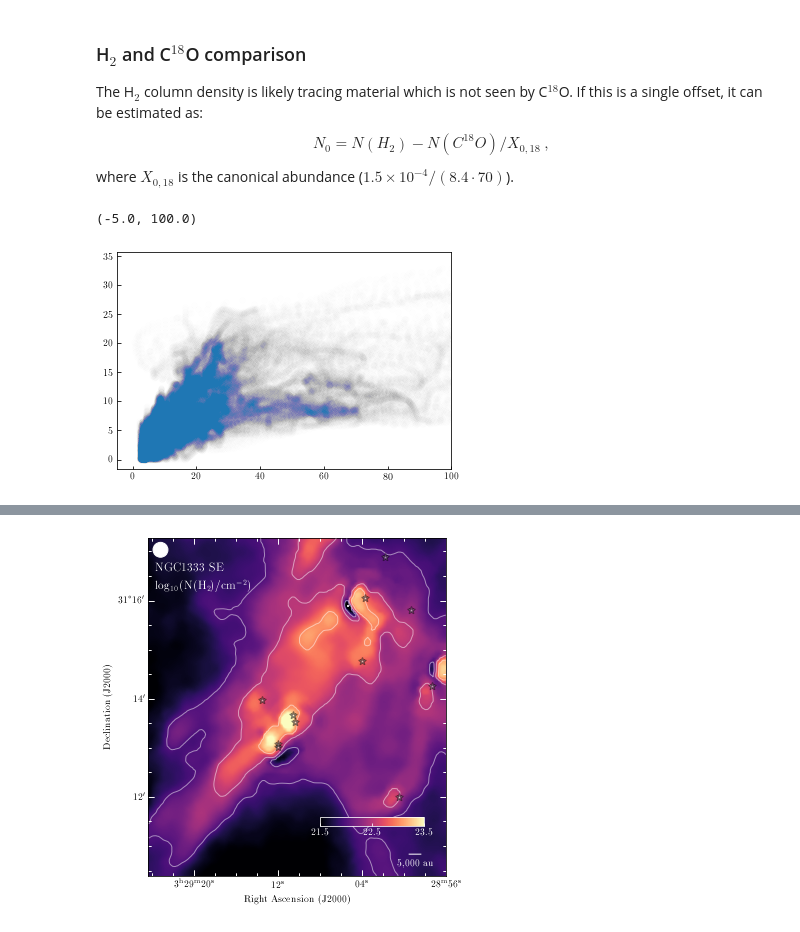
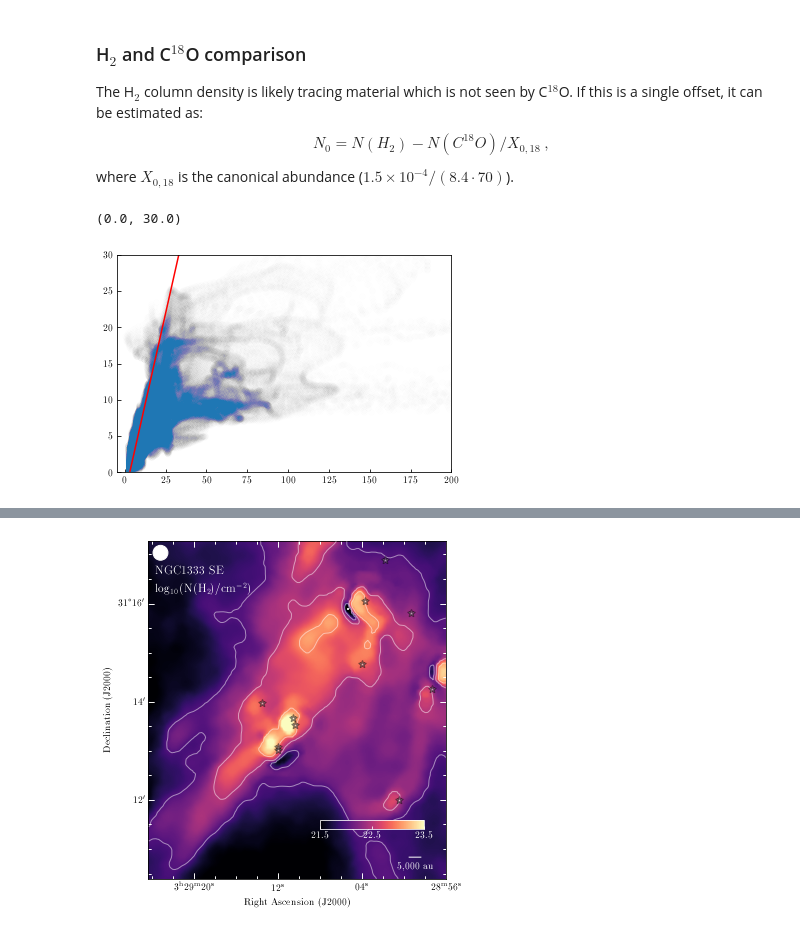
Before and after one commit to jpinedaf/NGC1333_NOEMA_Ions, a Jupyter notebook: NGC1333_Ions_Calculations.ipynb, the cells around one changed output, grey strips where cells are left out. Cells and saved outputs as stored; diff of their text form; code cells hidden in the pictures.

```diff
--- a/NGC1333_Ions_Calculations.ipynb
+++ b/NGC1333_Ions_Calculations.ipynb
@@ -120,10 +123,11 @@ where $X_{0,18}$ is the canonical abundance ($1.5\times 10^{-4} / (8.4\cdot 70)
 # %%
 gd = (N_CO > 0.0)*(N_H2 > 0)
 
 N_CO_H2 = N_CO/X_12CO
-plt.scatter(N_H2[gd]*1e-21, N_CO_H2[gd]*1e-21, alpha=0.005)
-plt.xlim(-5, 100)
-# plt.ylim(-0, 90)
+plt.scatter(N_H2[gd]*1e-21, N_CO_H2[gd]*1e-21, alpha=0.002)
+plt.plot([3, 203], [0, 200], color='r')
+plt.xlim(-5, 200)
+plt.ylim(-0, 30)
 # %% [output]
-(-5.0, 100.0)
+(0.0, 30.0)
-[figure, old version]
+[figure, new version]
```
Also changed, not shown: parts of 10 cells of this notebook, 3 other files.
